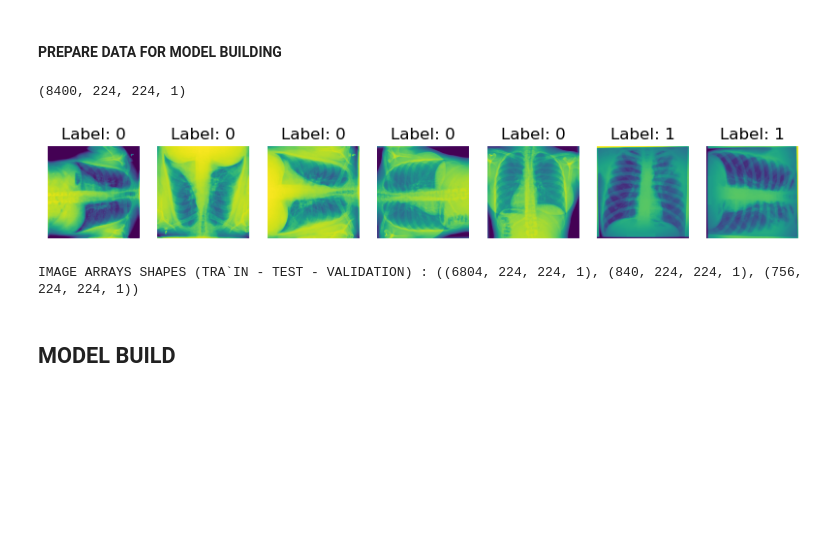
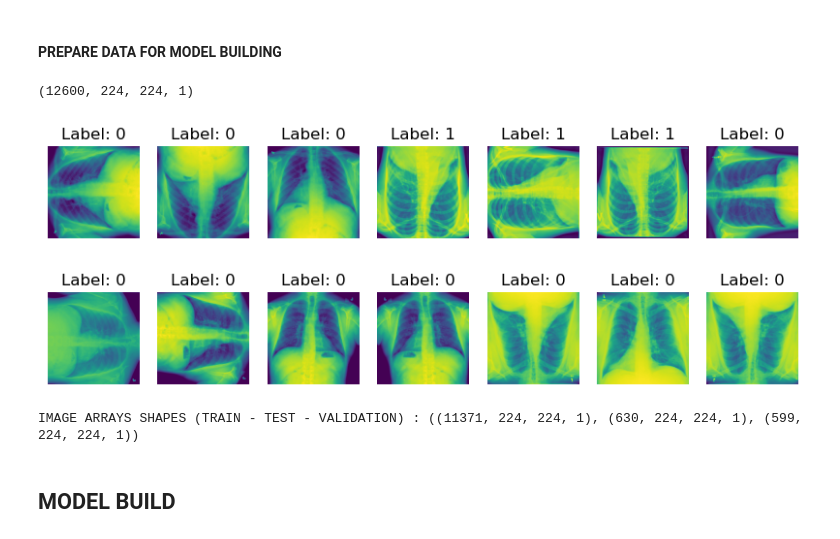
Before and after one commit to ElijahAnalysis/XrayCT-Disease-Detection, a Jupyter notebook: notebook/tuberculosis/Tuberculosis_detection(Model Build).ipynb, the cells around one changed output. Cells and saved outputs as stored; diff of their text form; code cells hidden in the pictures; blank space fills up the shorter version.

Commit message:
tuberculosis_model_retrain_code

```diff
--- a/notebook/tuberculosis/Tuberculosis_detection(Model Build).ipynb
+++ b/notebook/tuberculosis/Tuberculosis_detection(Model Build).ipynb
@@ -10,7 +10,7 @@ from sklearn.model_selection import train_test_split
 # %% [markdown]
 #### FUNCTIONS
 # %%
-def generate_augmented_images(images, labels, augmentations_per_image=3):
+def generate_augmented_images(images, labels, augmentations_per_image=3, zoom_range=(0.9, 1.1)):
     augmented_images = []
     augmented_labels = []
 
@@ -23,6 +23,18 @@ def generate_augmented_images(images, labels, augmentations_per_image=3):
             aug_img = tf.image.random_brightness(aug_img, max_delta=0.1)
             aug_img = tf.image.random_contrast(aug_img, lower=0.8, upper=1.2)
 
+            # Random zoom
+            zoom_factor = np.random.uniform(zoom_range[0], zoom_range[1])
+            h, w, c = img.shape
+            new_h, new_w = int(h * zoom_factor), int(w * zoom_factor)
+
+            if zoom_factor < 1.0:  # Zoom out: pad to original size
+                aug_img = tf.image.resize_with_crop_or_pad(aug_img, new_h, new_w)
+                aug_img = tf.image.resize(aug_img, (h, w))
+            else:  # Zoom in: crop and resize
+                aug_img = tf.image.central_crop(aug_img, central_fraction=(1 / zoom_factor))
+                aug_img = tf.image.resize(aug_img, (h, w))
+
             # Append new augmented image and corresponding label
             augmented_images.append(aug_img.numpy())  # Convert to NumPy for consistency
             augmented_labels.append(lbl)
@@ -42,8 +56,8 @@ def display_examples(images, labels, num_examples=5):
 # %% [markdown]
 #### IMAGES
 # %%
-lung_xray_scans = np.load(r"C:\Users\User\Desktop\LungXrayCT-Disease-Detection(TB MODEL)\data\arrays\tuberculosis_detection.npz")['images']
-lung_xray_scans_labels = np.load(r"C:\Users\User\Desktop\LungXrayCT-Disease-Detection(TB MODEL)\data\arrays\tuberculosis_detection.npz")['labels']
+lung_xray_scans = np.load(r"C:\Users\User\Desktop\DATA SCIENCE\Projects\XrayCT-Disease-Detection\data\tuberculosis\tuberculosis_detection.npz")['images']
+lung_xray_scans_labels = np.load(r"C:\Users\User\Desktop\DATA SCIENCE\Projects\XrayCT-Disease-Detection\data\tuberculosis\tuberculosis_detection.npz")['labels']
 # %% [markdown]
 ## CLEAN & PREPARE
 # %% [markdown]
@@ -51,17 +65,22 @@ lung_xray_scans_labels = np.load(r"C:\Users\User\Desktop\LungXrayCT-Disease-Dete
 # %%
 lung_xray_scans , lung_xray_scans_labels = generate_augmented_images(images = lung_xray_scans,
                                                                      labels = lung_xray_scans_labels,
-                                                                     augmentations_per_image = 2)
+                                                                     augmentations_per_image = 3)
 # %%
 lung_xray_scans.shape
 # %% [output]
-(8400, 224, 224, 1)
+(12600, 224, 224, 1)
 # %%
 display_examples(images = lung_xray_scans[45:],
                  labels = lung_xray_scans_labels[45:],
                  num_examples=7)
+
+display_examples(images = lung_xray_scans[65:],
+                 labels = lung_xray_scans_labels[65:],
+                 num_examples=7)
 # %% [output]
-[figure, old version]
+[figure, new version]
+[figure, added]
 # %%
 lung_xray_scans_train , lung_xray_scans_test , lung_xray_scans_labels_train , lung_xray_scans_labels_test = train_test_split(
     lung_xray_scans ,
@@ -79,9 +98,9 @@ lung_xray_scans_train , lung_xray_scans_validation , lung_xray_scans_labels_trai
     random_state = 42
 )
 # %%
-print(f'IMAGE ARRAYS SHAPES (TRA`IN - TEST - VALIDATION) : {lung_xray_scans_train.shape , lung_xray_scans_test.shape , lung_xray_scans_validation.shape }')
+print(f'IMAGE ARRAYS SHAPES (TRAIN - TEST - VALIDATION) : {lung_xray_scans_train.shape , lung_xray_scans_test.shape , lung_xray_scans_validation.shape }')
 # %% [output]
-IMAGE ARRAYS SHAPES (TRA`IN - TEST - VALIDATION) : ((6804, 224, 224, 1), (840, 224, 224, 1), (756, 224, 224, 1))
+IMAGE ARRAYS SHAPES (TRAIN - TEST - VALIDATION) : ((11371, 224, 224, 1), (630, 224, 224, 1), (599, 224, 224, 1))
 # %% [markdown]
 ## MODEL BUILD
 # %%
```
Also changed, not shown: parts of 3 cells of this notebook.
